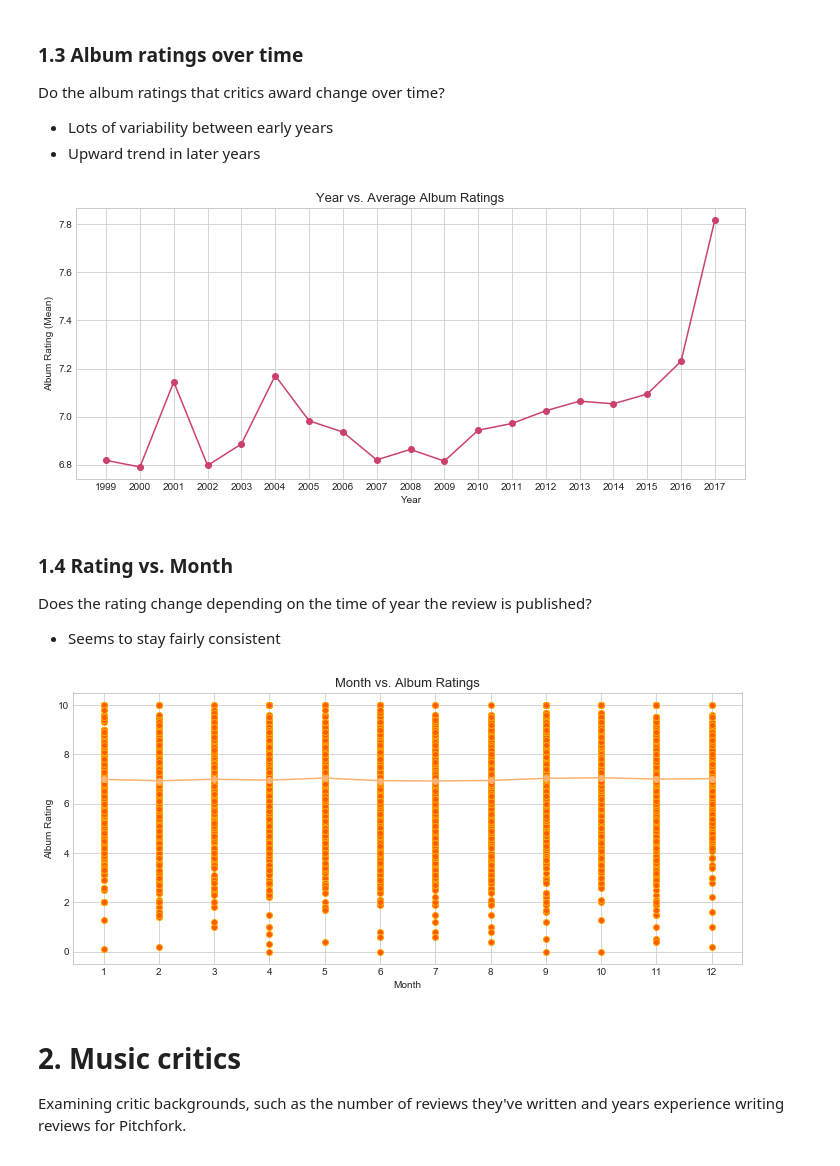
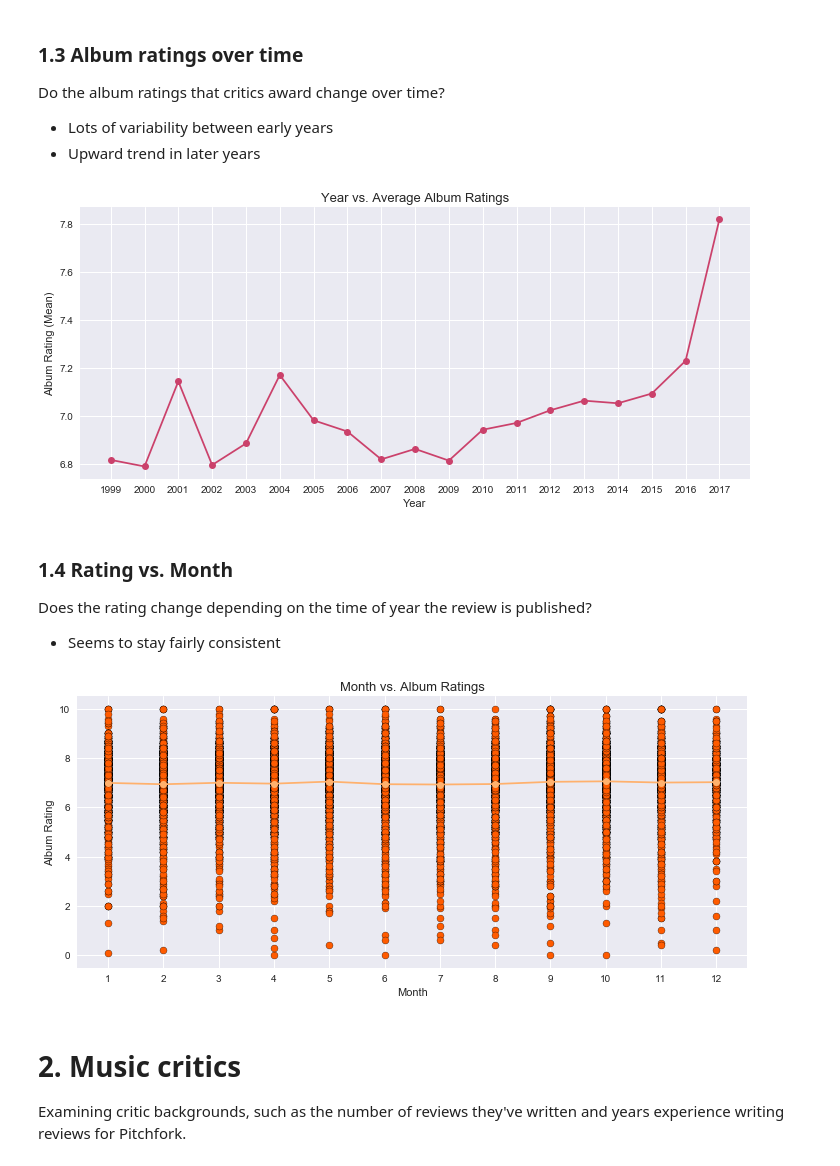
Before and after one commit to diana-xie/spotify_pitchfork_recommendations, a Jupyter notebook: DataVisualizations/data_story.ipynb, the cells around one changed output. Drawn from its saved outputs; the diff is of its cells as text; code cells hidden in the pictures.

```diff
--- a/DataVisualizations/data_story.ipynb
+++ b/DataVisualizations/data_story.ipynb
@@ -33,10 +35,11 @@ import numpy as np
 import seaborn as sns
 import matplotlib.pyplot as plt
 import matplotlib as mpl
+from scipy import stats
 
 %matplotlib inline
 mpl.rcParams['patch.force_edgecolor'] = True
-sns.set_style('whitegrid')
+sns.set()
 # %% [markdown]
 #### Import data
 
@@ -125,7 +128,7 @@ plt.xlabel('Year');
 plt.ylabel('Album Rating (Mean)');
 plt.title('Year vs. Average Album Ratings', fontsize=13);
 # %% [output]
-[figure, old version]
+[figure, new version]
 # %% [markdown]
 ### 1.4 Rating vs. Month
 
@@ -143,16 +146,16 @@ month_mean = df1.groupby('month').mean()
 # %%
 # scatterplot
 plt.figure(figsize = (12,5))
-plt.scatter(month, df_pitchfork_spotify['score'], color = sns.xkcd_rgb['bright orange'], edgecolor = 'orange')
+plt.scatter(month, df_pitchfork_spotify['score'], color = sns.xkcd_rgb['bright orange'], edgecolor = 'black')
 
 # overlay mean line plot
 plt.plot(month_mean, '-o', color= sns.xkcd_rgb['apricot']);
 plt.xticks(list(month_mean.index))
 plt.xlabel('Month');
 plt.ylabel('Album Rating');
 plt.title('Month vs. Album Ratings', fontsize=13);
 # %% [output]
-[figure, old version]
+[figure, new version]
 # %% [markdown]
 # 2. Music critics
 
```
Also changed, not shown: parts of 21 cells of this notebook.
